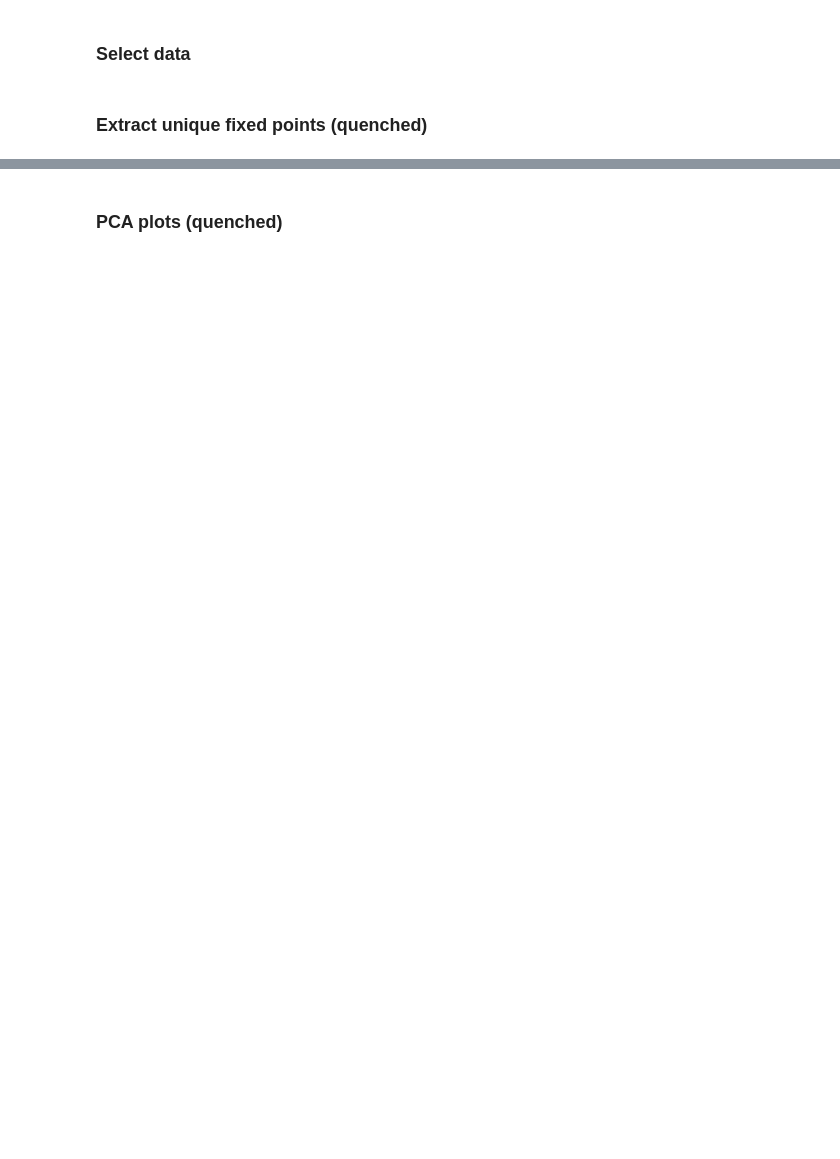
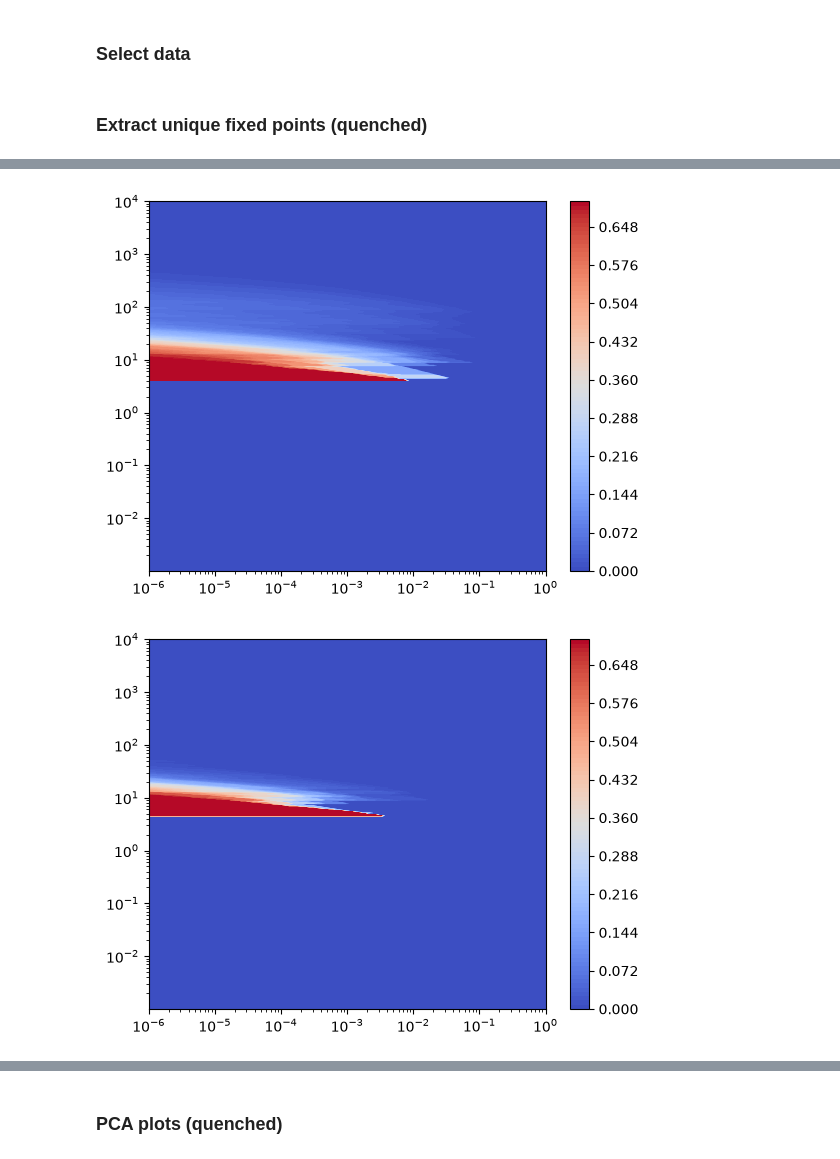
Before and after one commit to vicioms/MHN-Bif, a Jupyter notebook: data_fixed_points2.ipynb, the cells around one changed output, grey strips where cells are left out. Drawn from its saved outputs; the diff is of its cells as text; code cells hidden in the pictures; blank space fills up the shorter version.

```diff
--- a/data_fixed_points2.ipynb
+++ b/data_fixed_points2.ipynb
@@ -160,0 +259,14 @@ for quenched_threshold in quenched_thresholds:
+# %%
+plt.contourf(strength_multiplier, betas, frac_num_simplices[:,:,0].log1p(), levels=100, cmap='coolwarm')
+plt.colorbar()
+plt.yscale('log')
+plt.xscale('log')
+plt.show()
+plt.contourf(strength_multiplier, betas, frac_num_simplices[:,:,1].log1p(), levels=100, cmap='coolwarm')
+plt.colorbar()
+plt.yscale('log')
+plt.xscale('log')
+plt.show()
+# %% [output]
+[figure, added]
+[figure, added]
```
Also changed, not shown: parts of 21 cells of this notebook, 18 other files.
